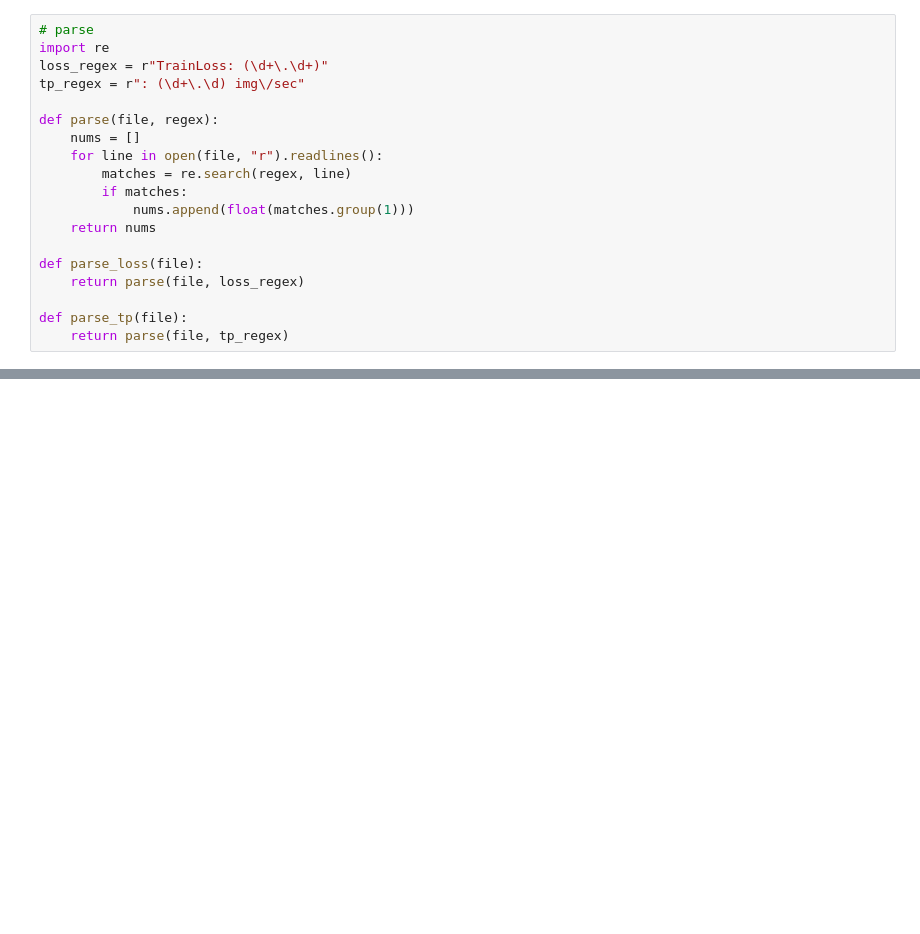
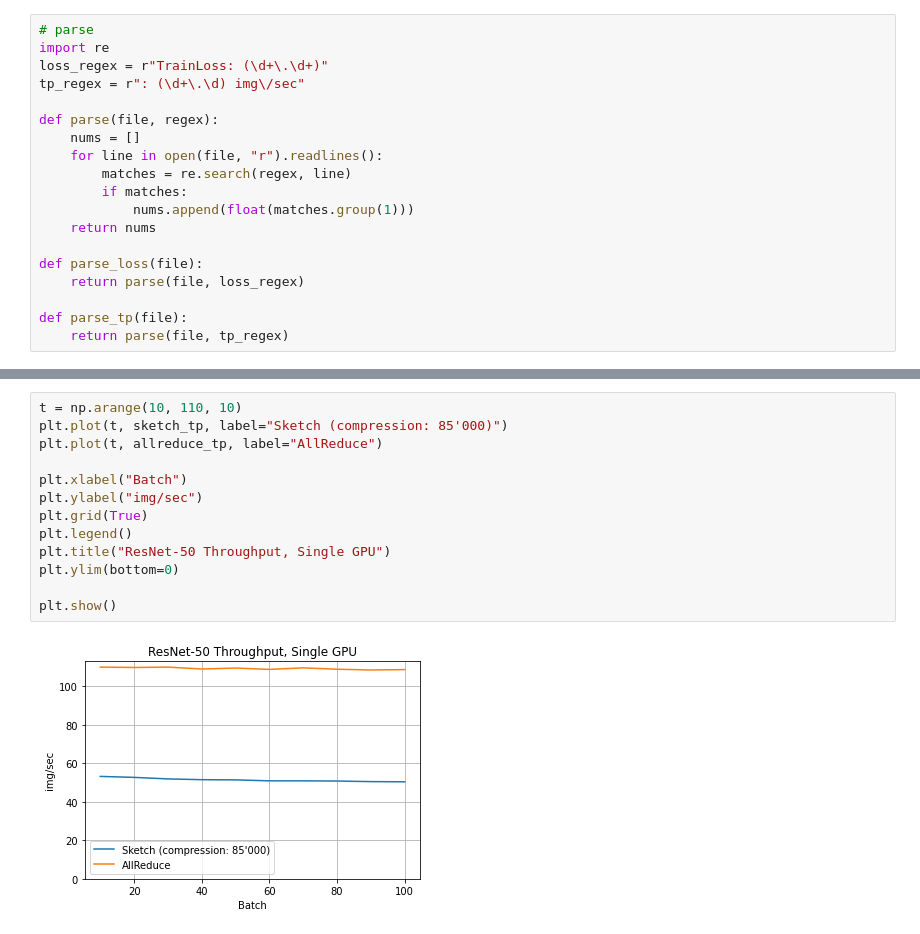
Before and after one commit to mmathys/bagua, a Jupyter notebook: plots/plot.ipynb, the cells around one changed output, grey strips where cells are left out. Drawn from its saved outputs; the diff is of its cells as text; blank space fills up the shorter version.

```diff
--- a/plots/plot.ipynb
+++ b/plots/plot.ipynb
@@ -36,0 +41,15 @@ plt.show()
+# %%
+t = np.arange(10, 110, 10)
+plt.plot(t, sketch_tp, label="Sketch (compression: 85'000)")
+plt.plot(t, allreduce_tp, label="AllReduce")
+
+plt.xlabel("Batch")
+plt.ylabel("img/sec")
+plt.grid(True)
+plt.legend()
+plt.title("ResNet-50 Throughput, Single GPU")
+plt.ylim(bottom=0)
+
+plt.show()
+# %% [output]
+[figure, added]
```
Also changed, not shown: parts of 2 cells of this notebook.
